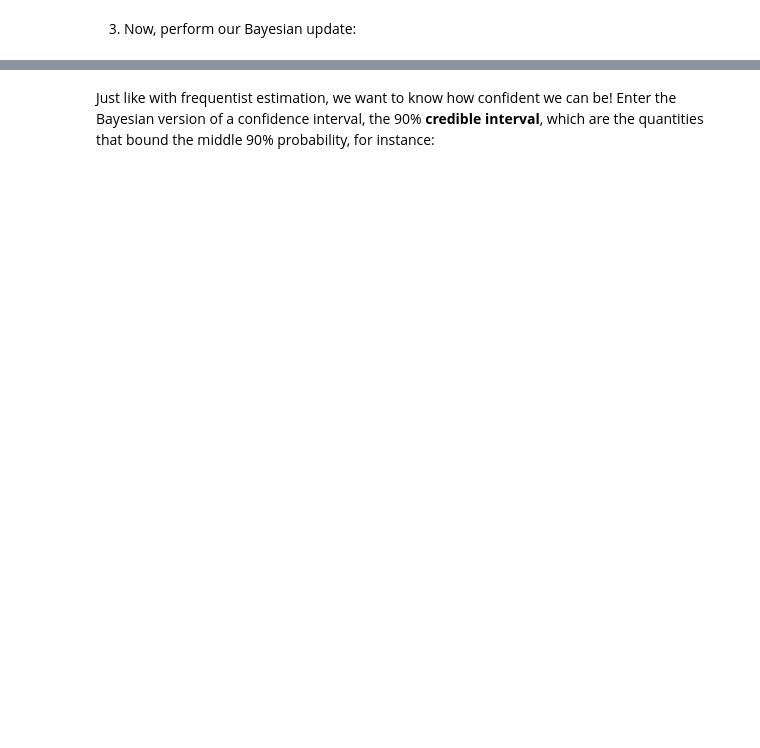
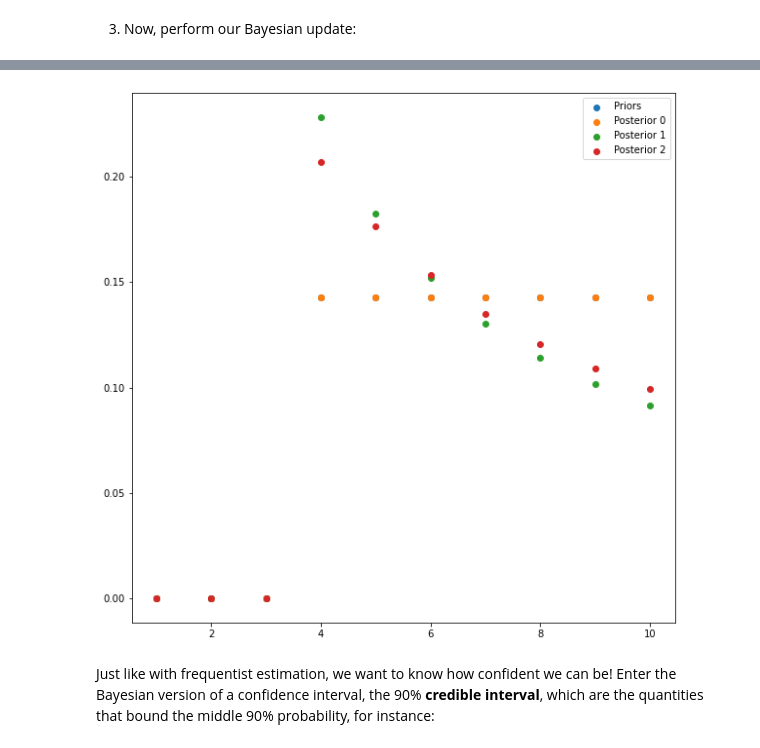
Before and after one commit to curtywang/ee5020-notes-fa21, a Jupyter notebook: day13/bayesian_statistics.ipynb, the cells around one changed output, grey strips where cells are left out. Drawn from its saved outputs; the diff is of its cells as text; code cells hidden in the pictures; blank space fills up the shorter version.

```diff
--- a/day13/bayesian_statistics.ipynb
+++ b/day13/bayesian_statistics.ipynb
@@ -270,2 +280,46 @@ Let's plot our posteriors, and see how many numbers of rabbits are likely based
+# %%
+class BayesianEstimation(object):
+    def __init__(self, hypotheses: np.ndarray, prior_dist: scipy.stats.rv_discrete):
+        """
+        BayesianEstimation(hypotheses, prior_dist) builds a Bayesian estimation
+          data structure that helps with computing Bayesian estimation problems.
+
+        :param hypotheses: numpy array representing the hypotheses
+        :param prior_dist: distribution for the priors
+        """
+        self.hypotheses = hypotheses
+        self.prior_dist = prior_dist
+        self.priors = self.prior_dist.pmf(self.hypotheses)
+        self.posteriors = [self.priors]
+
+    def update(self, likelihood: np.ndarray) -> np.ndarray:
+        """
+        update(likelihood) updates the posteriors and returns the normalized posterior
+        """
+        self.posteriors.append(self.posteriors[-1] * likelihood)
+        self.posteriors[-1] = self.posteriors[-1] / self.posteriors[-1].sum()
+        return self.posteriors[-1]
+
+    def plot(self):
+        """
+        plot() plots all the posteriors
+        """
+        fig = plt.figure(figsize=(10, 10))
+        plt.scatter(hypotheses, priors, label="Priors")
+        # for idx in range(len(self.posteriors)):
+        #     self.posteriors[idx]
+        for idx, item in enumerate(self.posteriors):
+            plt.scatter(hypotheses, item, label=f"Posterior {idx}")
+        plt.legend()
+# %%
+hypotheses = np.arange(1, 11)
+prior_dist = scipy.stats.randint(4, 11)
+
+my_rabbit_problem = BayesianEstimation(hypotheses, prior_dist)
+my_rabbit_problem.update(1 / my_rabbit_problem.hypotheses)
+my_rabbit_problem.update((my_rabbit_problem.hypotheses - 1) / my_rabbit_problem.hypotheses)
+my_rabbit_problem.plot()
+# %% [output]
+[figure, added]
 # %% [markdown]
 Just like with frequentist estimation, we want to know how confident we can be! Enter the Bayesian version of a confidence interval, the 90% **credible interval**, which are the quantities that bound the middle 90% probability, for instance:
```
Also changed, not shown: parts of 11 cells of this notebook, 2 other files.
